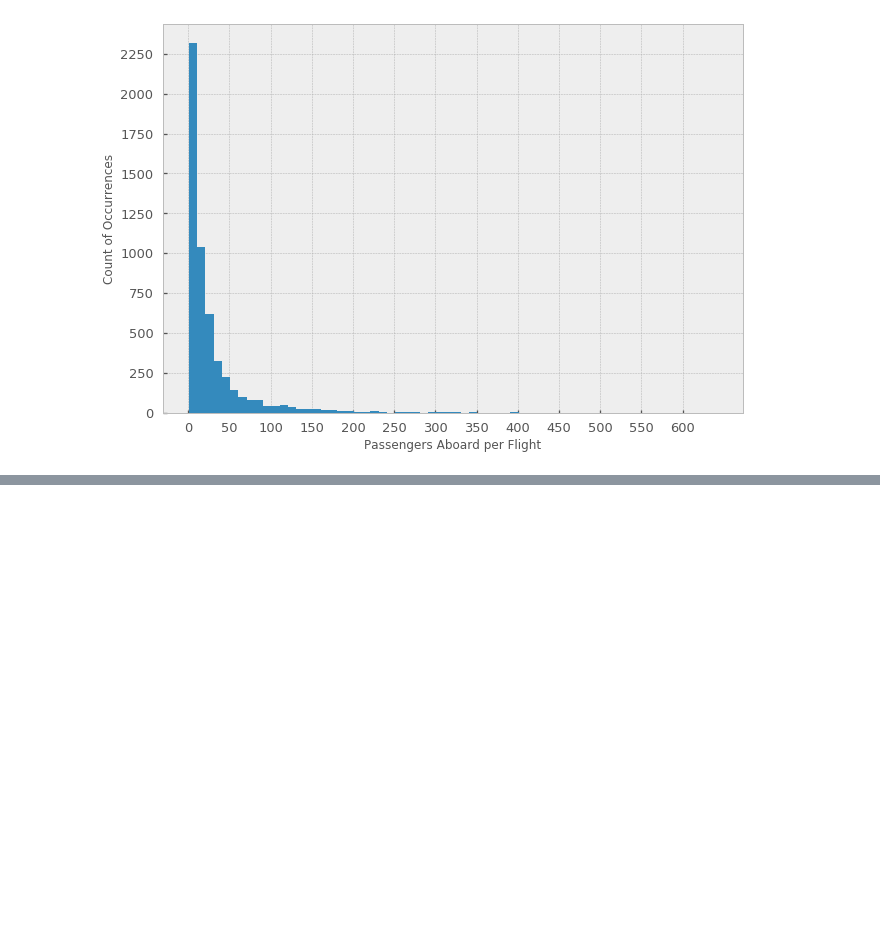
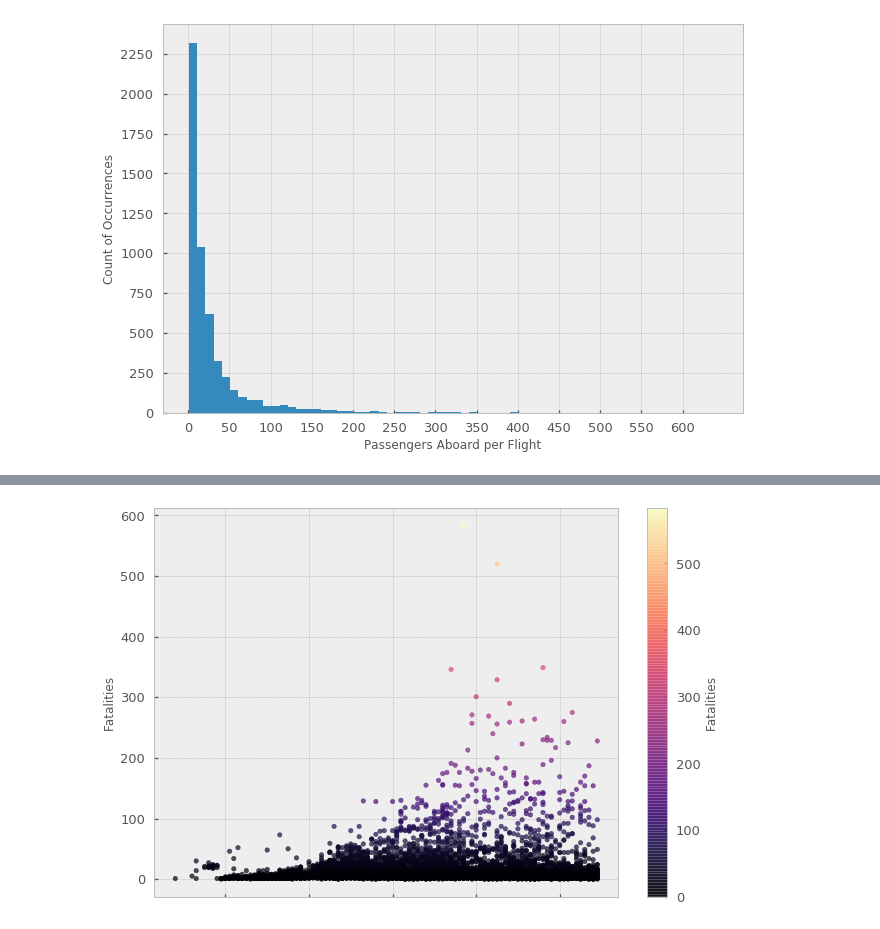
Before and after one commit to CatarinaL/GroupDataVizProjectDIT, a Jupyter notebook: ExploratoryDataAnalysis.ipynb, the cells around one changed output, grey strips where cells are left out. Saved outputs shown, nothing was run; the diff lists cells and outputs as text; code cells hidden in the pictures; blank space fills up the shorter version.

Commit message:
Added a scatter plot with colormap and info by year

```diff
--- a/ExploratoryDataAnalysis.ipynb
+++ b/ExploratoryDataAnalysis.ipynb
@@ -61 +55,4 @@ array([[<matplotlib.axes._subplots.AxesSubplot object at 0x...>,
 [figure]
+# %%
+df["Date"] = pd.to_datetime(df["Date"], format="%m/%d/%Y", errors="coerce")
+df["Date"]
@@ -61,0 +77,11 @@ array([[<matplotlib.axes._subplots.AxesSubplot object at 0x...>,
+# %%
+year = df.Date.dt.year
+fatalities = df.Fatalities
+d={"Year": year, "Fatalities": fatalities}
+
+fatalities_year = pd.DataFrame(data=d)
+fatalities_year
+fatalities_year.plot.scatter(x="Year",y="Fatalities", c='Fatalities', colormap='magma', alpha=0.7)
+plt.show()
+# %% [output]
+[figure, added]
```
Also changed, not shown: parts of 2 cells of this notebook, 1 other file.
